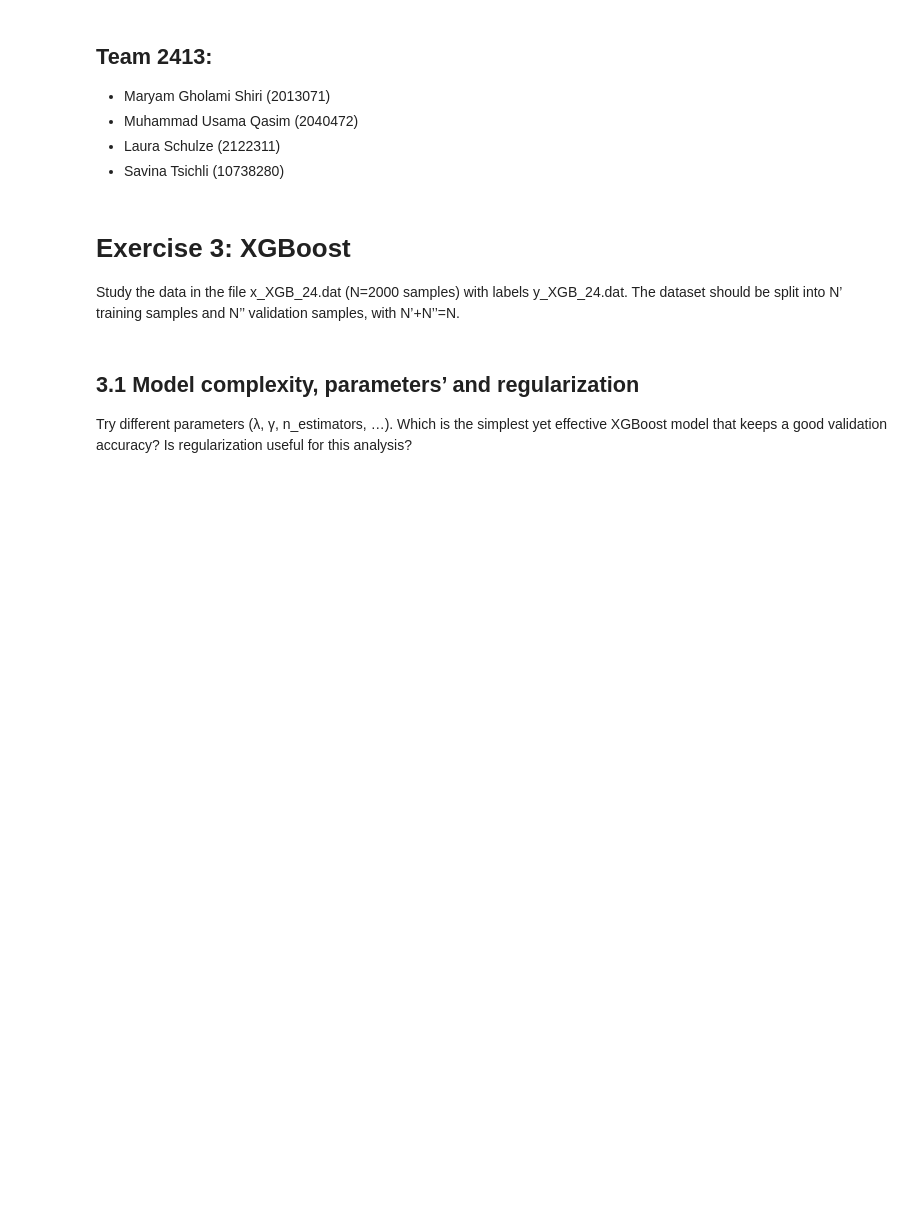
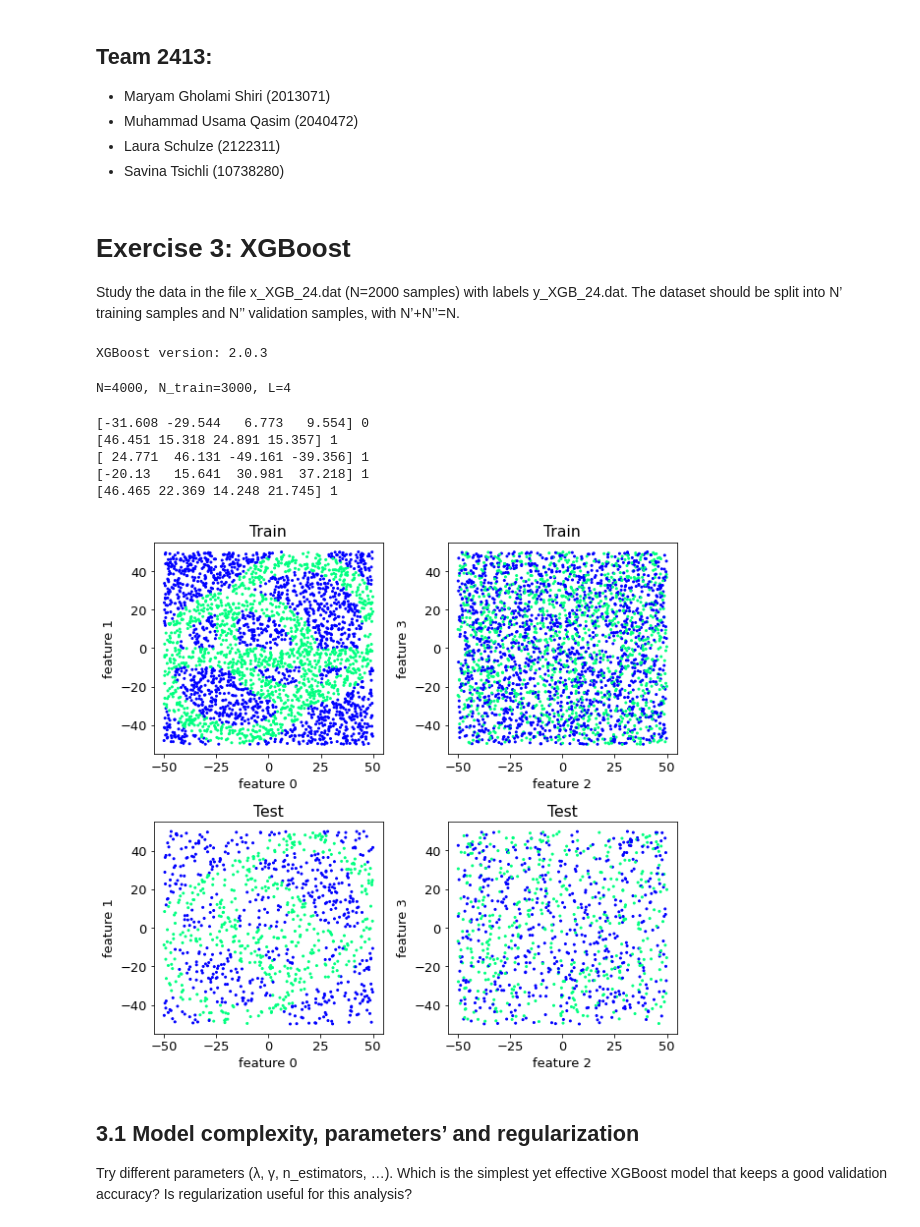
Before and after one commit to lm-schulze/LCP-Mod-B, a Jupyter notebook: Ex3/group2413_exercise3.ipynb, the cells around one changed output. Saved outputs shown, nothing was run; the diff lists cells and outputs as text; code cells hidden in the pictures; blank space fills up the shorter version.

```diff
--- a/Ex3/group2413_exercise3.ipynb
+++ b/Ex3/group2413_exercise3.ipynb
@@ -8,6 +8,71 @@
 # Exercise 3: XGBoost
 
 Study the data in the file x_XGB_24.dat (N=2000 samples) with labels y_XGB_24.dat. The dataset should be split into N’ training samples and N’’ validation samples, with N’+N’’=N.
+# %%
+import numpy as np
+import matplotlib.pyplot as plt
+import matplotlib as mpl
+# AdaBoost Algorithm
+from sklearn.ensemble import AdaBoostClassifier
+# Gradient Boosting
+from sklearn.ensemble import GradientBoostingClassifier
+# XGBoost
+import xgboost
+from xgboost import XGBClassifier
+from xgboost import plot_importance, to_graphviz, plot_tree
+print("XGBoost version:",xgboost.__version__)
+
+mycmap = "winter"
+mpl.rcParams['image.cmap'] = mycmap
+plt.rcParams['font.size'] = 13
+
+from sklearn.metrics import accuracy_score
+from sklearn.model_selection import train_test_split
+from sklearn.datasets import make_classification
+# %% [output]
+XGBoost version: 2.0.3
+# %%
+np.random.seed(12345)
+
+dname="./DATA/"
+str0="_XGB_24.dat"
+fnamex=dname+'x'+str0
+fnamey=dname+'y'+str0
+x = np.loadtxt(fnamex, delimiter=" ",dtype=float)
+y = np.loadtxt(fnamey)
+y = y.astype(int)
+N,L = len(x), len(x[0])
+
+N_train = int(0.75*N)
+x_train,y_train = x[:N_train],y[:N_train]
+x_test,y_test = x[N_train:],y[N_train:]
+print(f"N={N}, N_train={N_train}, L={L}")
+# %% [output]
+N=4000, N_train=3000, L=4
+# %%
+def scat(ax,x,y,i=0,j=1,s=4,title=""):
+    ax.scatter(x[:,i],x[:,j],s=s,c=y)
+    ax.set_xlabel(f"feature {i}")
+    ax.set_ylabel(f"feature {j}")
+    ax.set_title(title)
+
+for n in range(5):
+    print(x[n],y[n])
+
+fig,AX = plt.subplots(2,2,figsize=(8.5,8.1))
+scat(AX[0,0],x_train,y_train,title="Train")
+scat(AX[0,1],x_train,y_train,i=2,j=3,title="Train")
+scat(AX[1,0],x_test,y_test,title="Test")
+scat(AX[1,1],x_test,y_test,i=2,j=3,title="Test")
+fig.tight_layout()
+plt.show()
+# %% [output]
+[-31.608 -29.544   6.773   9.554] 0
+[46.451 15.318 24.891 15.357] 1
+[ 24.771  46.131 -49.161 -39.356] 1
+[-20.13   15.641  30.981  37.218] 1
+[46.465 22.369 14.248 21.745] 1
+[figure, added]
 # %% [markdown]
 ## 3.1 Model complexity, parameters’ and regularization
 Try different parameters (λ, γ, n_estimators, …). Which is the simplest yet effective XGBoost model that keeps a good validation accuracy? Is regularization useful for this analysis?
```
Also changed, not shown: parts of 2 cells of this notebook.
